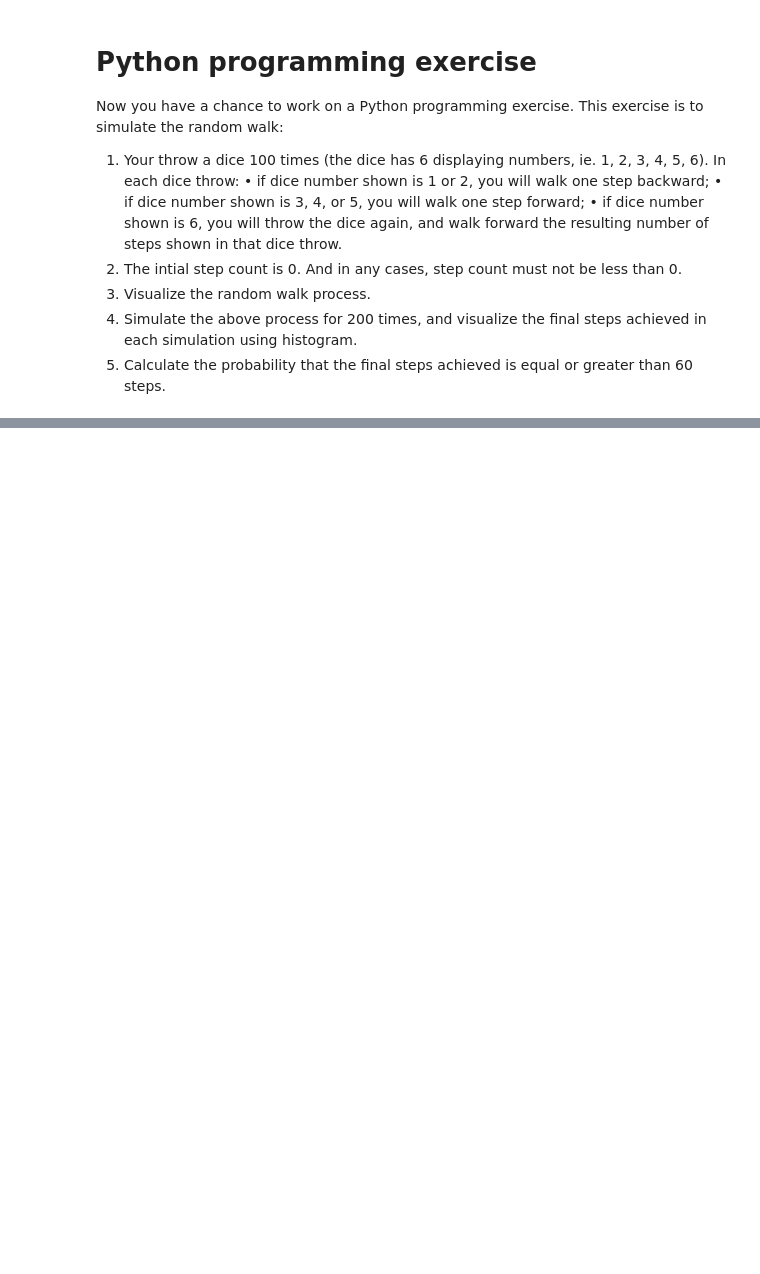
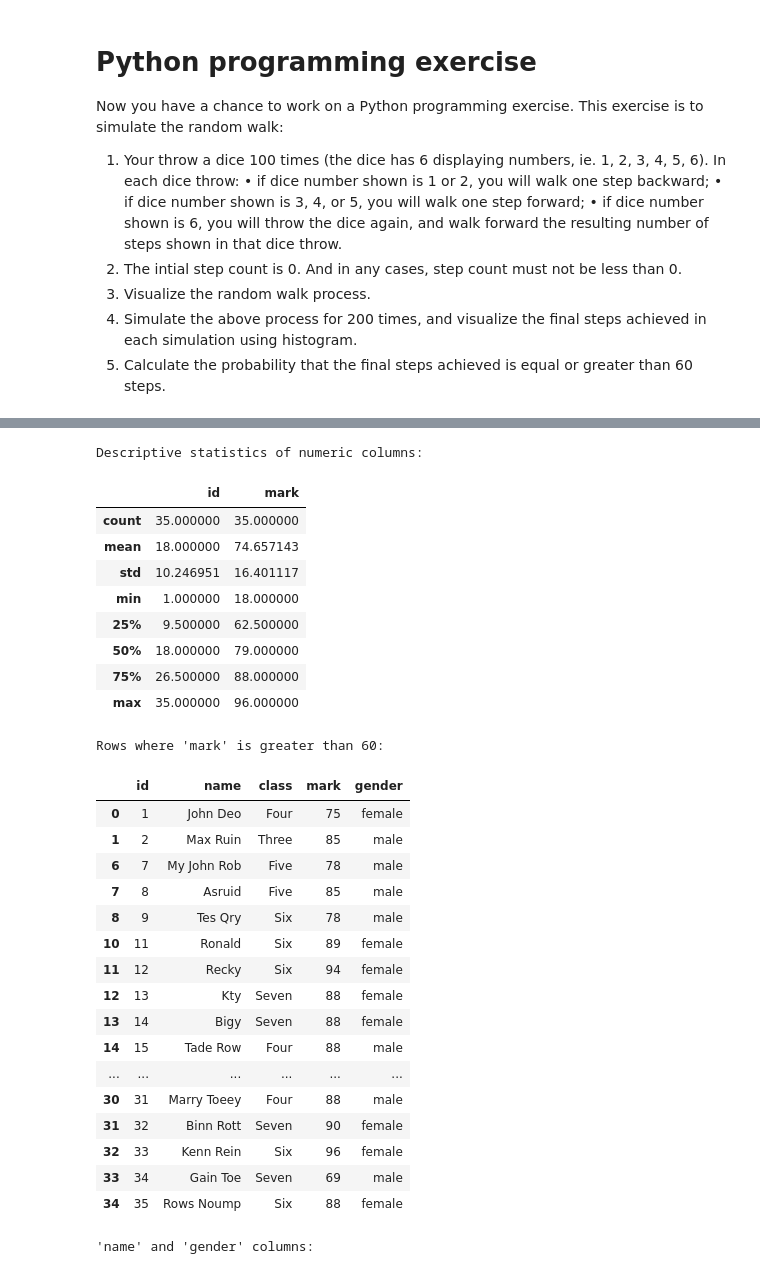
Before and after one commit to BG-bibek/BG-bibek, a Jupyter notebook: week1Consolidate.ipynb, the cells around one changed output, grey strips where cells are left out. Cells and saved outputs as stored; diff of their text form; code cells hidden in the pictures; blank space fills up the shorter version.

```diff
--- a/week1Consolidate.ipynb
+++ b/week1Consolidate.ipynb
@@ -52,0 +220,44 @@ Probability of achieving 60 or more steps: 1.00
+# %%
+# How to get descriptive statistics of numeric columns in the DataFrame?
+print("\nDescriptive statistics of numeric columns:")
+display(df.describe())
+
+# How to filter rows based on a condition?
+# For example, filter rows where the 'mark' column is greater than 60.
+print("\nRows where 'mark' is greater than 60:")
+display(df[df['mark'] > 60])
+
+# How to select specific columns from a DataFrame?
+# For example, select only the 'name' and 'gender' columns.
+print("\n'name' and 'gender' columns:")
+display(df[['name', 'gender']])
+# %% [output]
+Descriptive statistics of numeric columns:
+|  | id | mark |
+| count | 35.000000 | 35.000000 |
+| mean | 18.000000 | 74.657143 |
+| std | 10.246951 | 16.401117 |
+| min | 1.000000 | 18.000000 |
+| 25% | 9.500000 | 62.500000 |
+| 50% | 18.000000 | 79.000000 |
+| 75% | 26.500000 | 88.000000 |
+| max | 35.000000 | 96.000000 |
+Rows where 'mark' is greater than 60:
+|  | id | name | class | mark | gender |
+| 0 | 1 | John Deo | Four | 75 | female |
+| 1 | 2 | Max Ruin | Three | 85 | male |
+| 6 | 7 | My John Rob | Five | 78 | male |
+| 7 | 8 | Asruid | Five | 85 | male |
+| 8 | 9 | Tes Qry | Six | 78 | male |
+| 10 | 11 | Ronald | Six | 89 | female |
+| 11 | 12 | Recky | Six | 94 | female |
+| 12 | 13 | Kty | Seven | 88 | female |
+| 13 | 14 | Bigy | Seven | 88 | female |
+| 14 | 15 | Tade Row | Four | 88 | male |
+| ... | ... | ... | ... | ... | ... |
+| 30 | 31 | Marry Toeey | Four | 88 | male |
+| 31 | 32 | Binn Rott | Seven | 90 | female |
+| 32 | 33 | Kenn Rein | Six | 96 | female |
+| 33 | 34 | Gain Toe | Seven | 69 | male |
+| 34 | 35 | Rows Noump | Six | 88 | female |
+'name' and 'gender' columns:
```
Also changed, not shown: parts of 12 cells of this notebook.
